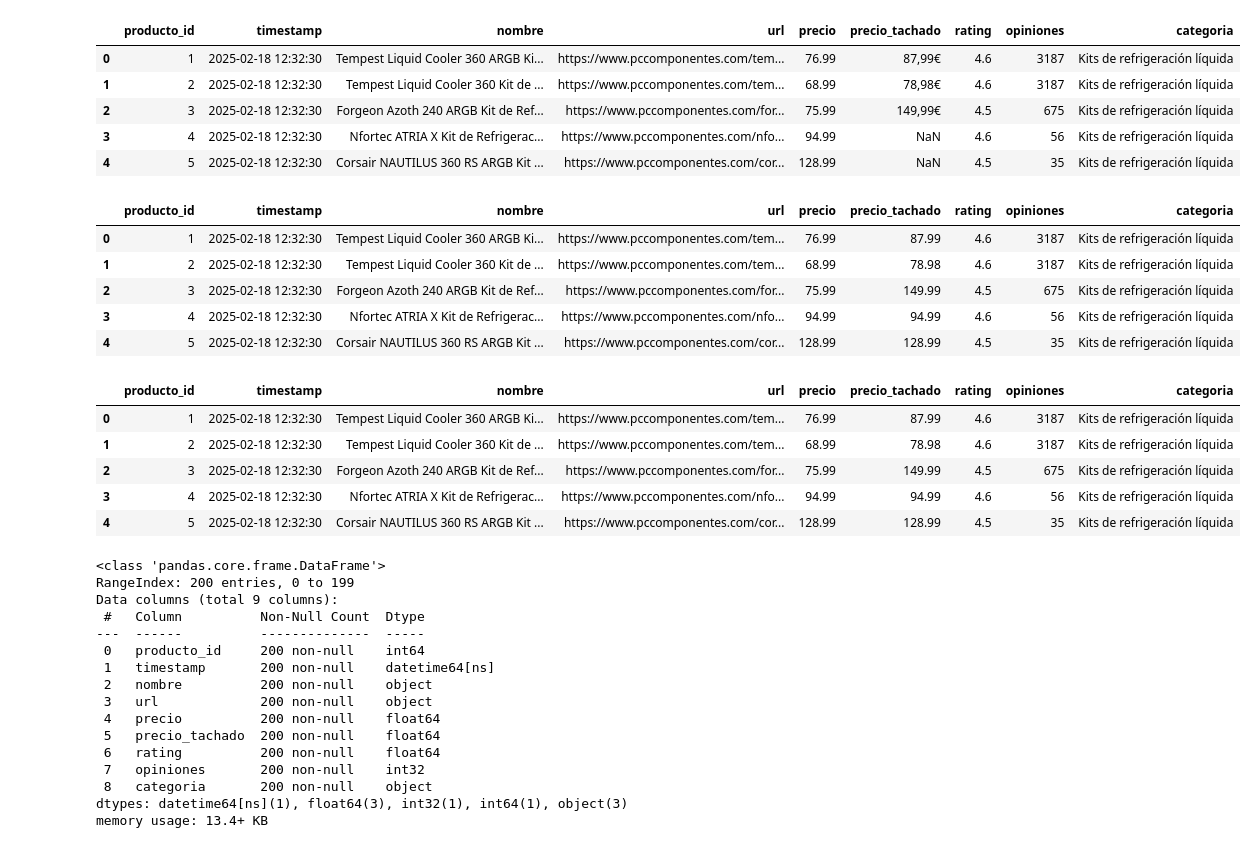
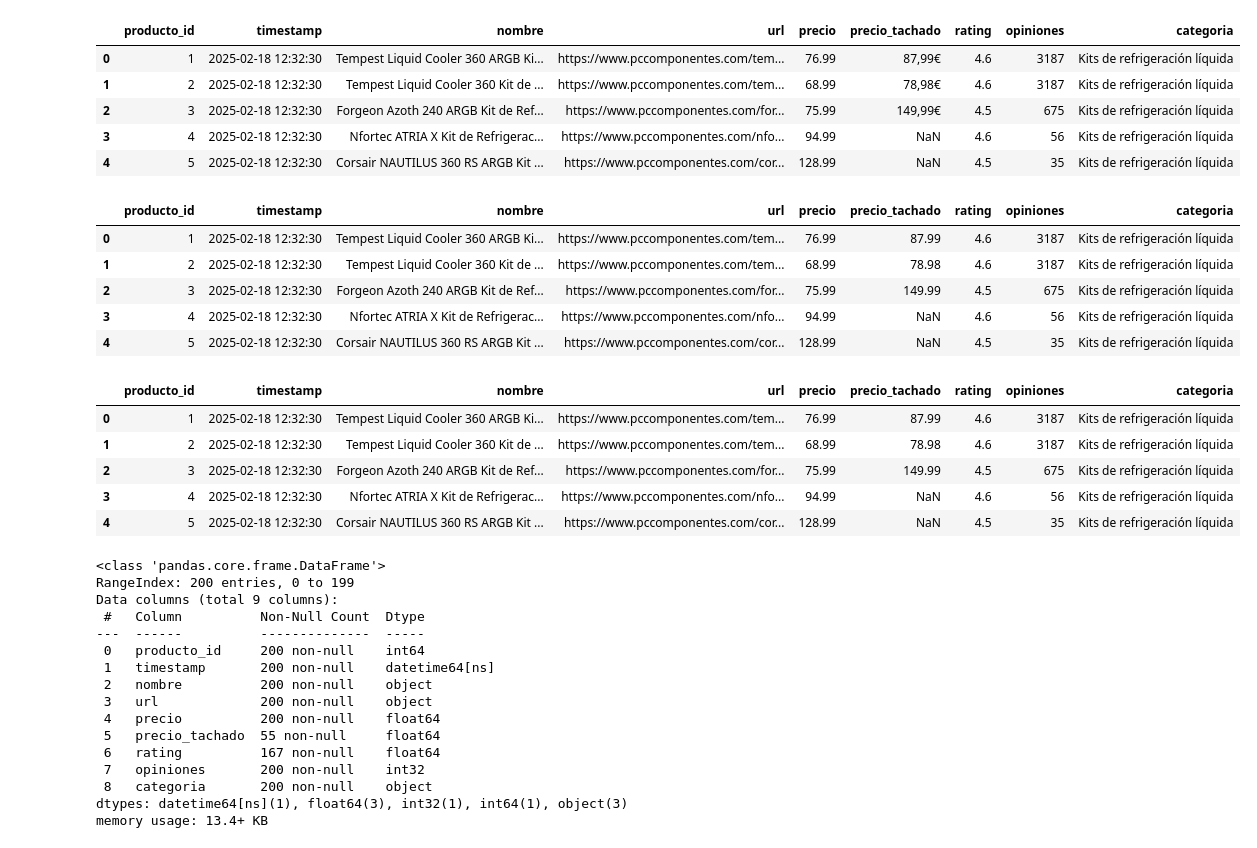
Before and after one commit to ismaelz001/Proyecto-Final-Bootcamp, a Jupyter notebook: data/limpieza.ipynb, the cells around one changed output. Drawn from its saved outputs; the diff is of its cells as text; code cells hidden in the pictures.

```diff
--- a/data/limpieza.ipynb
+++ b/data/limpieza.ipynb
@@ -157,7 +156,6 @@ df1.head()
 # %%
 df1['rating'] = df1['rating'].str.replace(',', '.', regex=False)
 df1['rating'] = df1['rating'].str.replace(r'/5', '', regex=True)
-df1['rating'] = df1['rating'].fillna(0)
 df1['rating'] = df1['rating'].astype(float)
 df1.head()
 # %% [output]
@@ -183,16 +181,16 @@ df1.head()
 # %%
 df1['precio_tachado'] = df1['precio_tachado'].str.replace(',', '.', regex=False)
 df1['precio_tachado'] = df1['precio_tachado'].str.replace(r'€', '', regex=True)
-df1['precio_tachado'] = df1['precio_tachado'].fillna(df1['precio'])
+# df1['precio_tachado'] = df1['precio_tachado'].fillna(df1['precio'])
 df1['precio_tachado'] = df1['precio_tachado'].astype(float)
 df1.head()
 # %% [output]
 |  | producto_id | timestamp | nombre | url | precio | precio_tachado | rating | opiniones | categoria |
 | 0 | 1 | 2025-02-18 12:32:30 | Tempest Liquid Cooler 360 ARGB Ki... | https://www.pccomponentes.com/tem... | 76.99 | 87.99 | 4.6 | 3187 | Kits de refrigeración líquida |
 | 1 | 2 | 2025-02-18 12:32:30 | Tempest Liquid Cooler 360 Kit de ... | https://www.pccomponentes.com/tem... | 68.99 | 78.98 | 4.6 | 3187 | Kits de refrigeración líquida |
 | 2 | 3 | 2025-02-18 12:32:30 | Forgeon Azoth 240 ARGB Kit de Ref... | https://www.pccomponentes.com/for... | 75.99 | 149.99 | 4.5 | 675 | Kits de refrigeración líquida |
-| 3 | 4 | 2025-02-18 12:32:30 | Nfortec ATRIA X Kit de Refrigerac... | https://www.pccomponentes.com/nfo... | 94.99 | 94.99 | 4.6 | 56 | Kits de refrigeración líquida |
-| 4 | 5 | 2025-02-18 12:32:30 | Corsair NAUTILUS 360 RS ARGB Kit ... | https://www.pccomponentes.com/cor... | 128.99 | 128.99 | 4.5 | 35 | Kits de refrigeración líquida |
+| 3 | 4 | 2025-02-18 12:32:30 | Nfortec ATRIA X Kit de Refrigerac... | https://www.pccomponentes.com/nfo... | 94.99 | NaN | 4.6 | 56 | Kits de refrigeración líquida |
+| 4 | 5 | 2025-02-18 12:32:30 | Corsair NAUTILUS 360 RS ARGB Kit ... | https://www.pccomponentes.com/cor... | 128.99 | NaN | 4.5 | 35 | Kits de refrigeración líquida |
 # %%
 df1['timestamp'] = pd.to_datetime(df1['timestamp'])
 df1.head()
@@ -201,8 +199,8 @@ df1.head()
 | 0 | 1 | 2025-02-18 12:32:30 | Tempest Liquid Cooler 360 ARGB Ki... | https://www.pccomponentes.com/tem... | 76.99 | 87.99 | 4.6 | 3187 | Kits de refrigeración líquida |
 | 1 | 2 | 2025-02-18 12:32:30 | Tempest Liquid Cooler 360 Kit de ... | https://www.pccomponentes.com/tem... | 68.99 | 78.98 | 4.6 | 3187 | Kits de refrigeración líquida |
 | 2 | 3 | 2025-02-18 12:32:30 | Forgeon Azoth 240 ARGB Kit de Ref... | https://www.pccomponentes.com/for... | 75.99 | 149.99 | 4.5 | 675 | Kits de refrigeración líquida |
-| 3 | 4 | 2025-02-18 12:32:30 | Nfortec ATRIA X Kit de Refrigerac... | https://www.pccomponentes.com/nfo... | 94.99 | 94.99 | 4.6 | 56 | Kits de refrigeración líquida |
-| 4 | 5 | 2025-02-18 12:32:30 | Corsair NAUTILUS 360 RS ARGB Kit ... | https://www.pccomponentes.com/cor... | 128.99 | 128.99 | 4.5 | 35 | Kits de refrigeración líquida |
+| 3 | 4 | 2025-02-18 12:32:30 | Nfortec ATRIA X Kit de Refrigerac... | https://www.pccomponentes.com/nfo... | 94.99 | NaN | 4.6 | 56 | Kits de refrigeración líquida |
+| 4 | 5 | 2025-02-18 12:32:30 | Corsair NAUTILUS 360 RS ARGB Kit ... | https://www.pccomponentes.com/cor... | 128.99 | NaN | 4.5 | 35 | Kits de refrigeración líquida |
 # %%
 df1.info()
 # %% [output]
@@ -216,8 +214,8 @@ Data columns (total 9 columns):
  2   nombre          200 non-null    object
  3   url             200 non-null    object
  4   precio          200 non-null    float64
- 5   precio_tachado  200 non-null    float64
- 6   rating          200 non-null    float64
+ 5   precio_tachado  55 non-null     float64
+ 6   rating          167 non-null    float64
  7   opiniones       200 non-null    int32
  8   categoria       200 non-null    object
 dtypes: datetime64[ns](1), float64(3), int32(1), int64(1), object(3)
```
Also changed, not shown: parts of 9 cells of this notebook, 2 other files.
